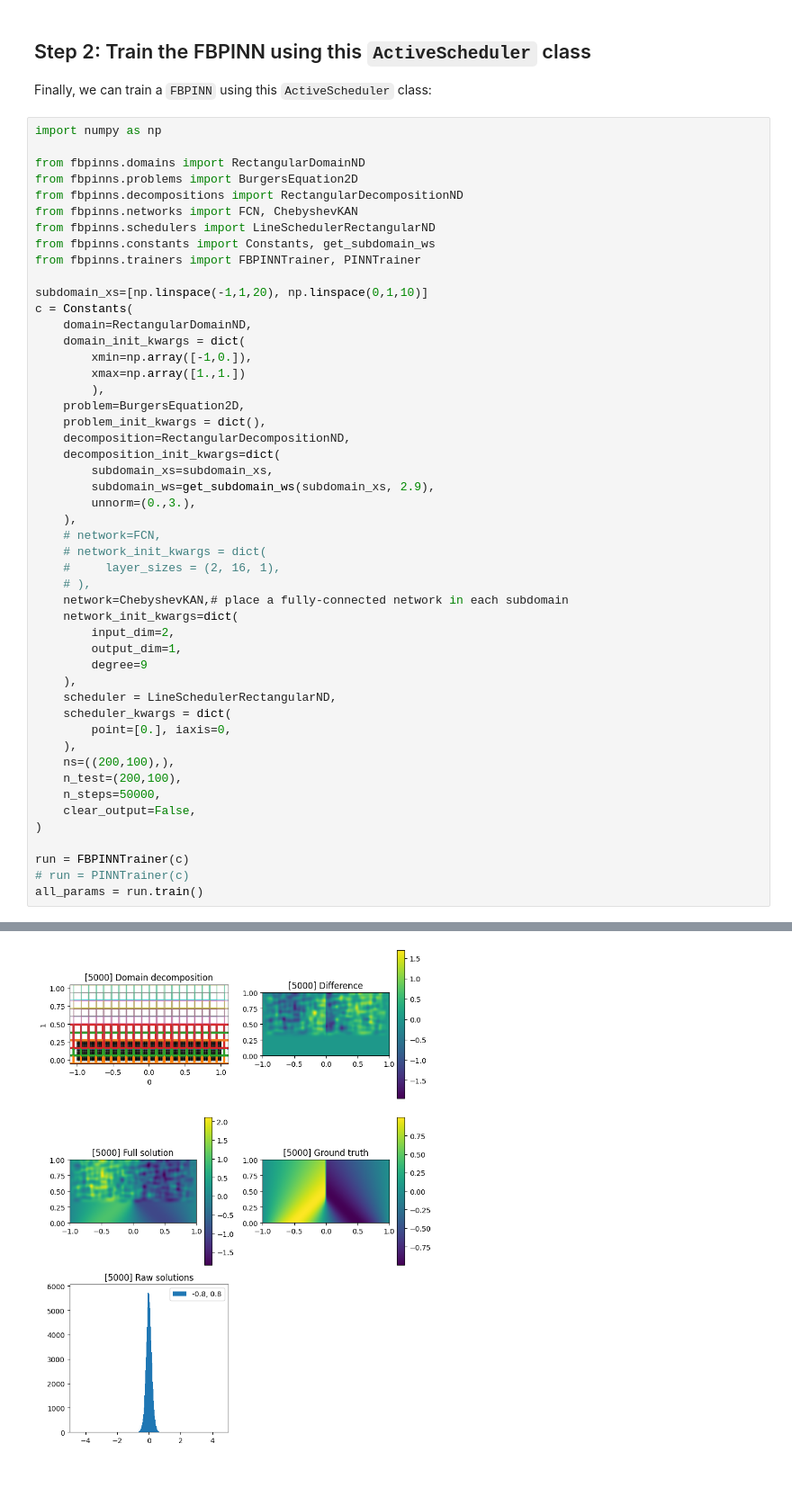
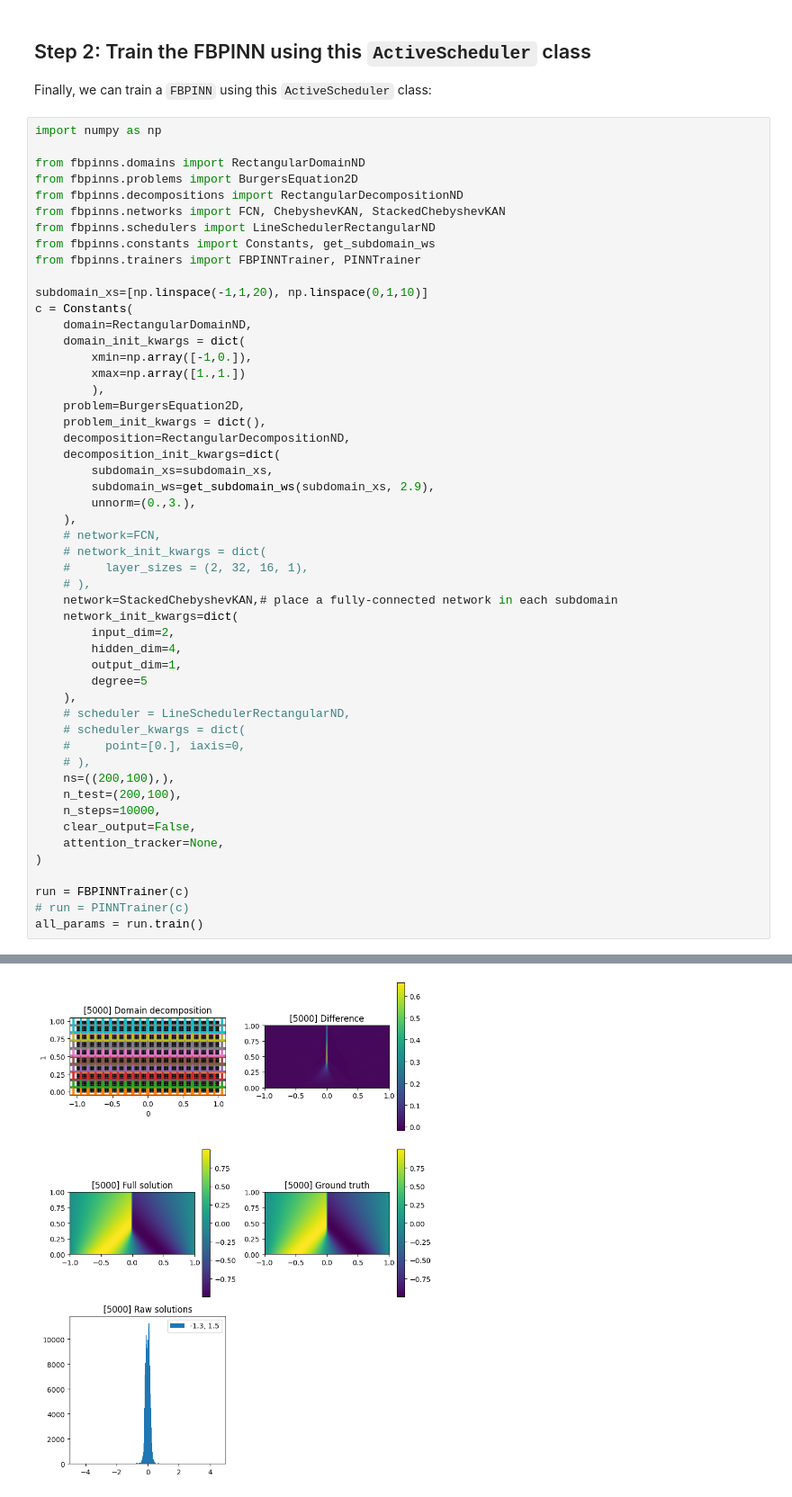
Before and after one commit to sallsdagrate/FBPINNs, a Jupyter notebook: examples/4. Using subdomain scheduling - (1+1)D Burgers' equation.ipynb, the cells around one changed output, grey strips where cells are left out. Shown: that part at 90% size. Drawn from its saved outputs; the diff is of its cells as text.

```diff
--- a/examples/4. Using subdomain scheduling - (1+1)D Burgers' equation.ipynb
+++ b/examples/4. Using subdomain scheduling - (1+1)D Burgers' equation.ipynb
@@ -96,7 +96,7 @@ import numpy as np
 from fbpinns.domains import RectangularDomainND
 from fbpinns.problems import BurgersEquation2D
 from fbpinns.decompositions import RectangularDecompositionND
-from fbpinns.networks import FCN, ChebyshevKAN
+from fbpinns.networks import FCN, ChebyshevKAN, StackedChebyshevKAN
 from fbpinns.schedulers import LineSchedulerRectangularND
 from fbpinns.constants import Constants, get_subdomain_ws
 from fbpinns.trainers import FBPINNTrainer, PINNTrainer
@@ -118,22 +118,24 @@ c = Constants(
     ),
     # network=FCN,
     # network_init_kwargs = dict(
-    #     layer_sizes = (2, 16, 1),
+    #     layer_sizes = (2, 32, 16, 1),
     # ),
-    network=ChebyshevKAN,# place a fully-connected network in each subdomain
+    network=StackedChebyshevKAN,# place a fully-connected network in each subdomain
     network_init_kwargs=dict(
         input_dim=2,
+        hidden_dim=4,
         output_dim=1,
-        degree=9
+        degree=5
     ),
-    scheduler = LineSchedulerRectangularND,
-    scheduler_kwargs = dict(
-        point=[0.], iaxis=0,
-    ),
+    # scheduler = LineSchedulerRectangularND,
+    # scheduler_kwargs = dict(
+    #     point=[0.], iaxis=0,
+    # ),
     ns=((200,100),),
     n_test=(200,100),
-    n_steps=50000,
+    n_steps=10000,
     clear_output=False,
+    attention_tracker=None,
 )
 
 run = FBPINNTrainer(c)
@@ -180,2 +169,2 @@ True
 True
-[figure, old version]
+[figure, new version]
```
Also changed, not shown: parts of 1 cell of this notebook, 18 other files.
